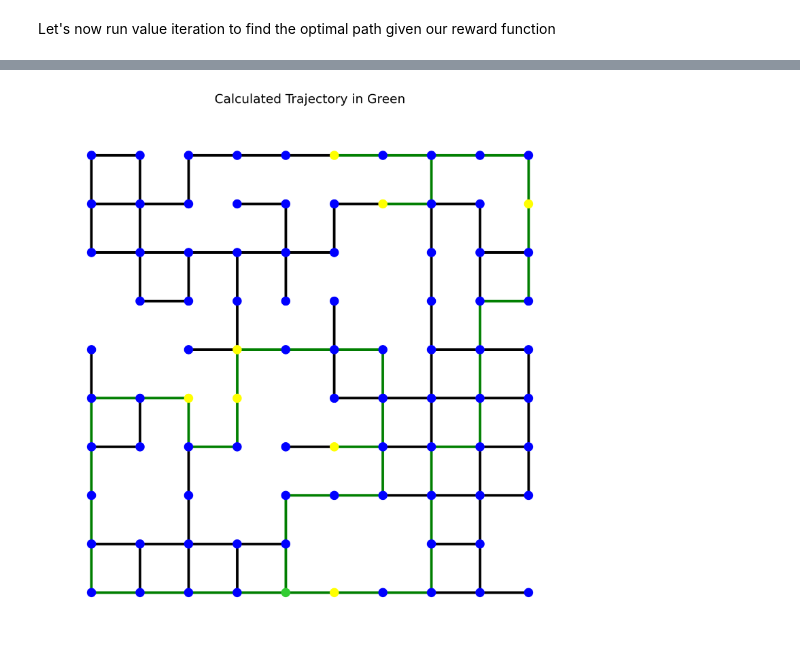
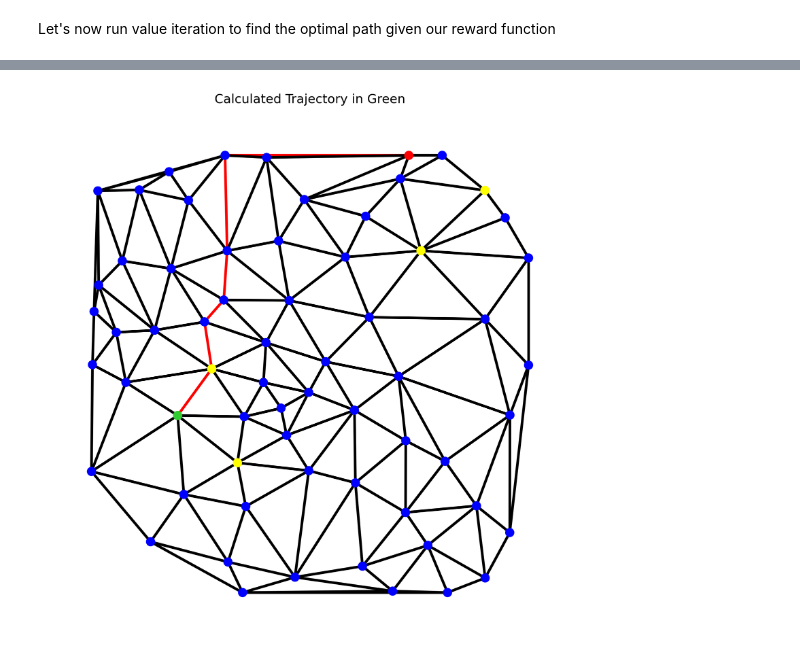
Before and after one commit to jongann-lee/Observability_mSTSP, a Jupyter notebook: single_agent_test.ipynb, the cells around one changed output, grey strips where cells are left out. Cells and saved outputs as stored; diff of their text form; code cells hidden in the pictures.

```diff
--- a/single_agent_test.ipynb
+++ b/single_agent_test.ipynb
@@ -46,11 +41,16 @@ target_graph = create_fully_connected_target_graph(env_graph)
 # %% [markdown]
 Let's first visualize the environment graph
 # %%
-source_node = tuple([7,5]) # where to check visibility from
+extended_nodes = [node for node in env_graph.nodes()
+                  if env_graph.nodes[node].get('has_extended_visibility', True)]
+non_extended_nodes = [node for node in env_graph.nodes()
+                  if env_graph.nodes[node].get('has_extended_visibility', False)]
+
+source_node = extended_nodes[0] if extended_nodes else non_extended_nodes[0]
 visible_edges = env_graph.nodes[source_node]['visible_edges']
 
-# Position nodes in a grid layout
-pos = {(x, y): (y, -x) for x, y in env_graph.nodes()}
+# Get positions from node attributes
+pos = nx.get_node_attributes(env_graph, 'pos')
 
 # Create a list of colors based on node attributes
 color_map = []
@@ -59,6 +59,8 @@ for node, data in env_graph.nodes(data=True):
         color_map.append("limegreen")  # Use a vibrant green for the source
     elif data["type"] == "target_unreached":
         color_map.append("red")
+    elif node in extended_nodes:
+        color_map.append("yellow")
     else:
         color_map.append("blue")
 
@@ -93,8 +95,11 @@ Let's also visulize the target graph and the 'num_used' weights
 # %%
 # --- 1. Prepare for Plotting ---
 
-# Position nodes using the original graph so all nodes have a defined position
-pos = {(x, y): (y, -x) for x, y in env_graph.nodes()}
+# Get positions from node attributes
+pos = nx.get_node_attributes(env_graph, 'pos')
+
+extended_nodes = [node for node in env_graph.nodes()
+                  if env_graph.nodes[node].get('has_extended_visibility', True)]
 
 color_map = []
 for node, data in env_graph.nodes(data=True):
@@ -102,6 +107,8 @@ for node, data in env_graph.nodes(data=True):
         color_map.append("limegreen")  # Use a vibrant green for the source
     elif data["type"] == "target_unreached":
         color_map.append("red")
+    elif node in extended_nodes:
+        color_map.append("yellow")
     else:
         color_map.append("blue")
 
@@ -114,7 +121,7 @@ for u, v, data in env_graph.edges(data=True):
     if num_used > 0:
         # Style for used edges: solid and thicker based on usage count
         edge_styles.append('solid')
-        edge_widths.append(1.0 + 1.0 * num_used)  # Scaled for visibility
+        edge_widths.append(1.0 + 5.0 * num_used)  # Scaled for visibility
     else:
         # Style for unused edges: dotted and thin
         edge_styles.append('dotted')
@@ -126,7 +133,7 @@ for u, v, data in env_graph.edges(data=True):
 fig, axes = plt.subplots(nrows=1, ncols=2, figsize=(14, 7))
 
 # --- Plot 1: Fully Connected Target Graph (NOW on the left axis) ---
-axes[0].set_title("Fully Connected Target Graph")
+axes[0].set_title("Near Neighbor Connected Target Graph")
 nx.draw(
     target_graph,
     pos=pos,
@@ -185,46 +182,48 @@ Time step 50: Moved to (0, 5), Remaining targets: 0
 # %%
 trajectory_edges = {tuple(sorted((u, v))) for u, v in trajectory}
 
-# Position nodes in a grid layout
-pos = {(x, y): (y, -x) for x, y in env_graph.nodes()}
+# Get positions from node attributes
+pos = nx.get_node_attributes(env_graph, 'pos')
 
-# Create a list of colors based on node attributes
+extended_nodes = [node for node in env_graph.nodes()
+                  if env_graph.nodes[node].get('has_extended_visibility', True)]
+
 color_map = []
 for node, data in env_graph.nodes(data=True):
     if data["type"] == "source":
-        color_map.append("limegreen")
+        color_map.append("limegreen")  # Use a vibrant green for the source
     elif data["type"] == "target_reached":
+        color_map.append("red")
+    elif node in extended_nodes:
         color_map.append("yellow")
-    elif data["type"] == "target_unreached":
-        color_map.append("red")
     else:
         color_map.append("blue")
 
 edge_color = []
 for u, v, data in env_graph.edges(data=True):
     edge_tuple = tuple(sorted((u, v)))
     if edge_tuple in trajectory_edges:
-        edge_color.append('green')
+        edge_color.append('red')
     else:
         # Style for invisible edges: black
         edge_color.append('black')
 
 node_labels = {s: f"{v:.2f}" for s, v in value_iteration.V_t.items()}
 
 # Draw the graph with updated styles
 plt.figure(figsize=(7, 7), dpi=300)
 nx.draw(
     env_graph,
     pos=pos,
     node_color=color_map,
     with_labels=False,
     labels=node_labels,
     node_size=60,
     width=2.5,
     edge_color=edge_color,
 )
 
 plt.title("Calculated Trajectory in Green")
 plt.show()
 # %% [output]
-[figure, old version]
+[figure, new version]
```
Also changed, not shown: parts of 5 cells of this notebook, 9 other files.
